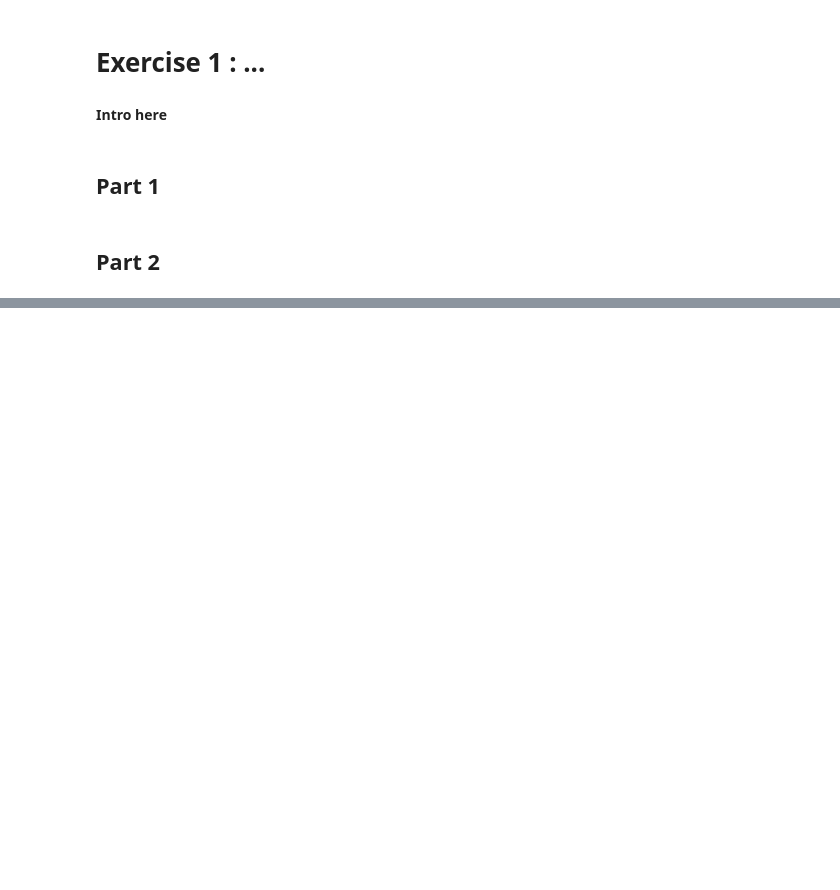
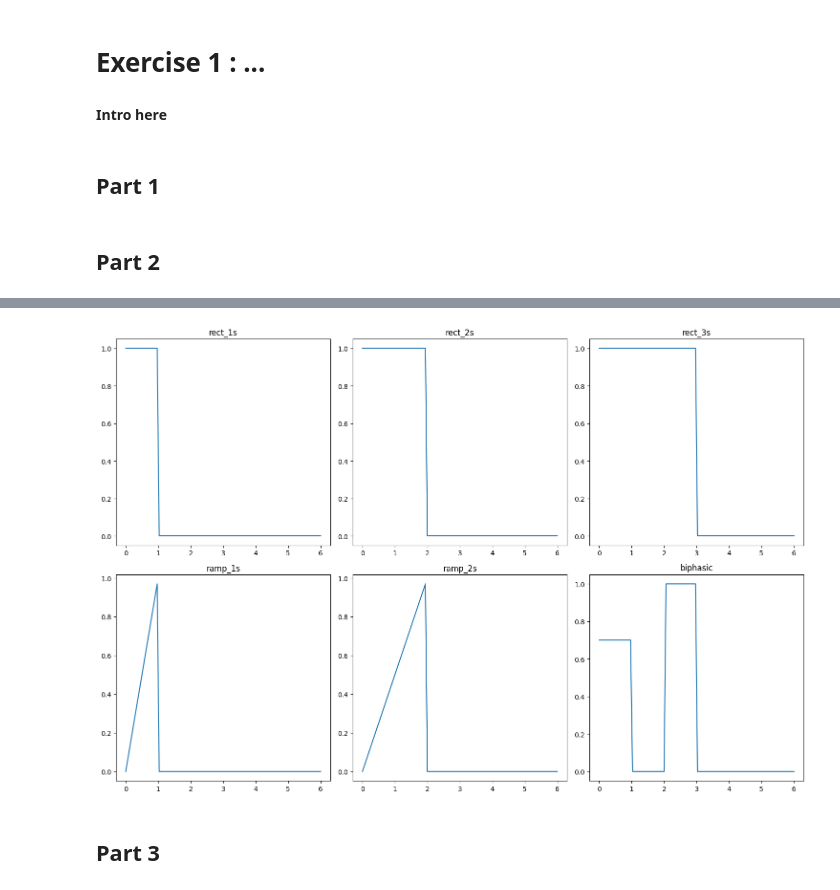
Before and after one commit to simengaasland/MOD510-Projects, a Jupyter notebook: Project 3/Project3_Report.ipynb, the cells around one changed output, grey strips where cells are left out. Cells and saved outputs as stored; diff of their text form; code cells hidden in the pictures; blank space fills up the shorter version.

```diff
--- a/Project 3/Project3_Report.ipynb
+++ b/Project 3/Project3_Report.ipynb
@@ -208,0 +310,35 @@ With numba is 341.00369680624954 times faster
+# %%
+t = np.linspace(0, 6, 100)
+
+plt.figure(figsize=(15, 10))
+
+plt.subplot(2, 3, 1)
+plt.plot(t,rect_1s(t))
+plt.title('rect_1s')
+
+plt.subplot(2, 3, 2)
+plt.plot(t,rect_2s(t))
+plt.title('rect_2s')
+
+plt.subplot(2, 3, 3)
+plt.plot(t,rect_3s(t))
+plt.title('rect_3s')
+
+plt.subplot(2, 3, 4)
+plt.plot(t,ramp_1s(t))
+plt.title('ramp_1s')
+
+plt.subplot(2, 3, 5)
+plt.plot(t,ramp_2s(t))
+plt.title('ramp_2s')
+
+plt.subplot(2, 3, 6)
+plt.plot(t,biphasic(t))
+plt.title('biphasic')
+
+plt.tight_layout()
+plt.show()
+# %% [output]
+[figure, added]
+# %% [markdown]
+## Part 3
```
Also changed, not shown: parts of 23 cells of this notebook.
